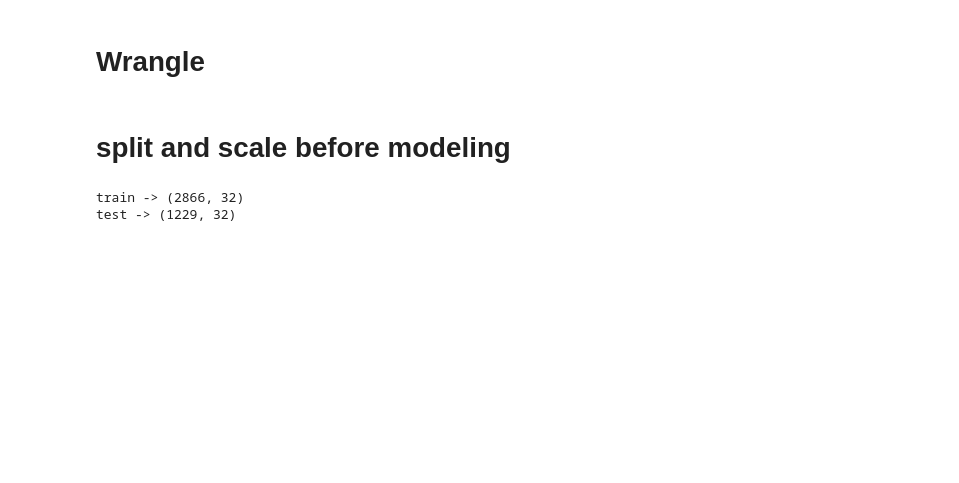
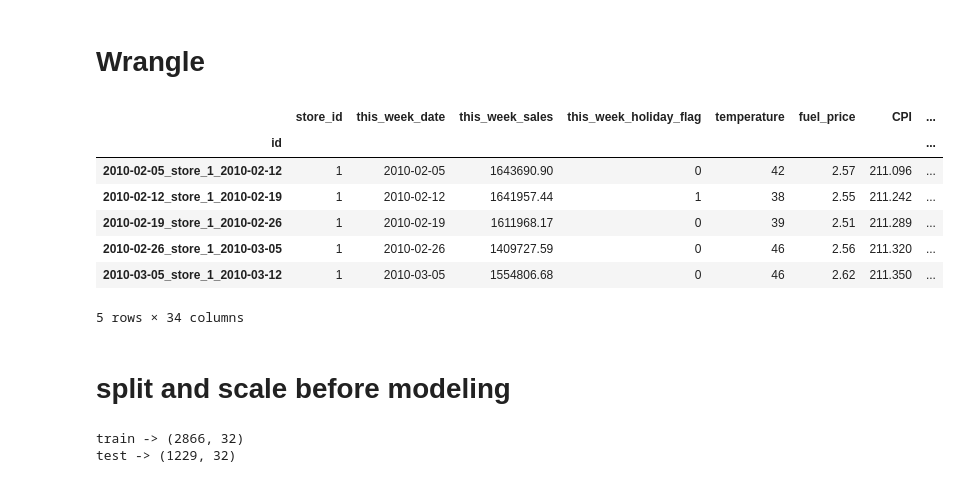
Before and after one commit to Attention-Walmart-Shoppers/capstone, a Jupyter notebook: model.ipynb, the cells around one changed output. Cells and saved outputs as stored; diff of their text form; code cells hidden in the pictures; blank space fills up the shorter version.

```diff
--- a/model.ipynb
+++ b/model.ipynb
@@ -19,6 +19,17 @@ from sklearn.model_selection import cross_val_score
 # Wrangle
 # %%
 df =new_wrangle.wrangle_walmart()
+# %%
+df.head()
+# %% [output]
+|  | store_id | this_week_date | this_week_sales | this_week_holiday_flag | temperature | fuel_price | CPI | ... |
+| id |  |  |  |  |  |  |  | ... |
+| 2010-02-05_store_1_2010-02-12 | 1 | 2010-02-05 | 1643690.90 | 0 | 42 | 2.57 | 211.096 | ... |
+| 2010-02-12_store_1_2010-02-19 | 1 | 2010-02-12 | 1641957.44 | 1 | 38 | 2.55 | 211.242 | ... |
+| 2010-02-19_store_1_2010-02-26 | 1 | 2010-02-19 | 1611968.17 | 0 | 39 | 2.51 | 211.289 | ... |
+| 2010-02-26_store_1_2010-03-05 | 1 | 2010-02-26 | 1409727.59 | 0 | 46 | 2.56 | 211.320 | ... |
+| 2010-03-05_store_1_2010-03-12 | 1 | 2010-03-05 | 1554806.68 | 0 | 46 | 2.62 | 211.350 | ... |
+5 rows × 34 columns
 # %% [markdown]
 # split and scale before modeling
 # %%
```
Also changed, not shown: parts of 4 cells of this notebook.
